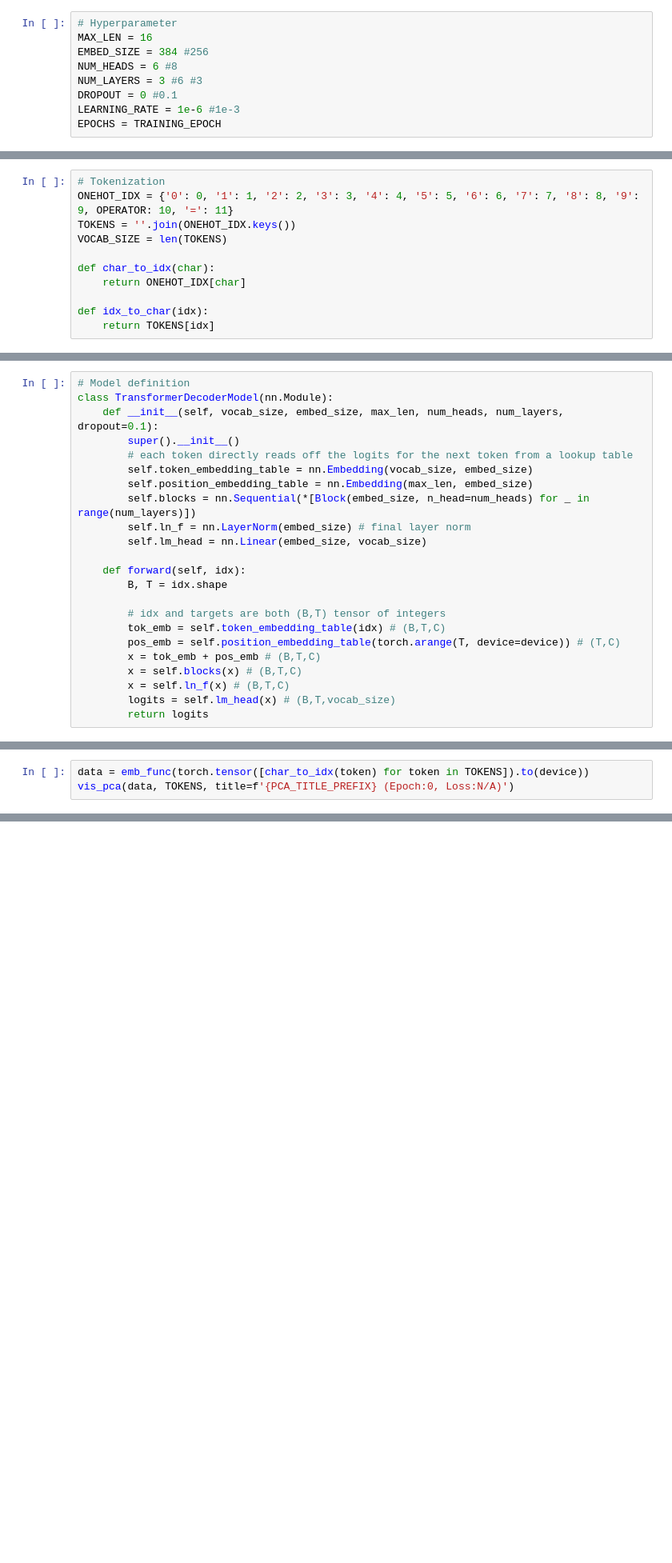
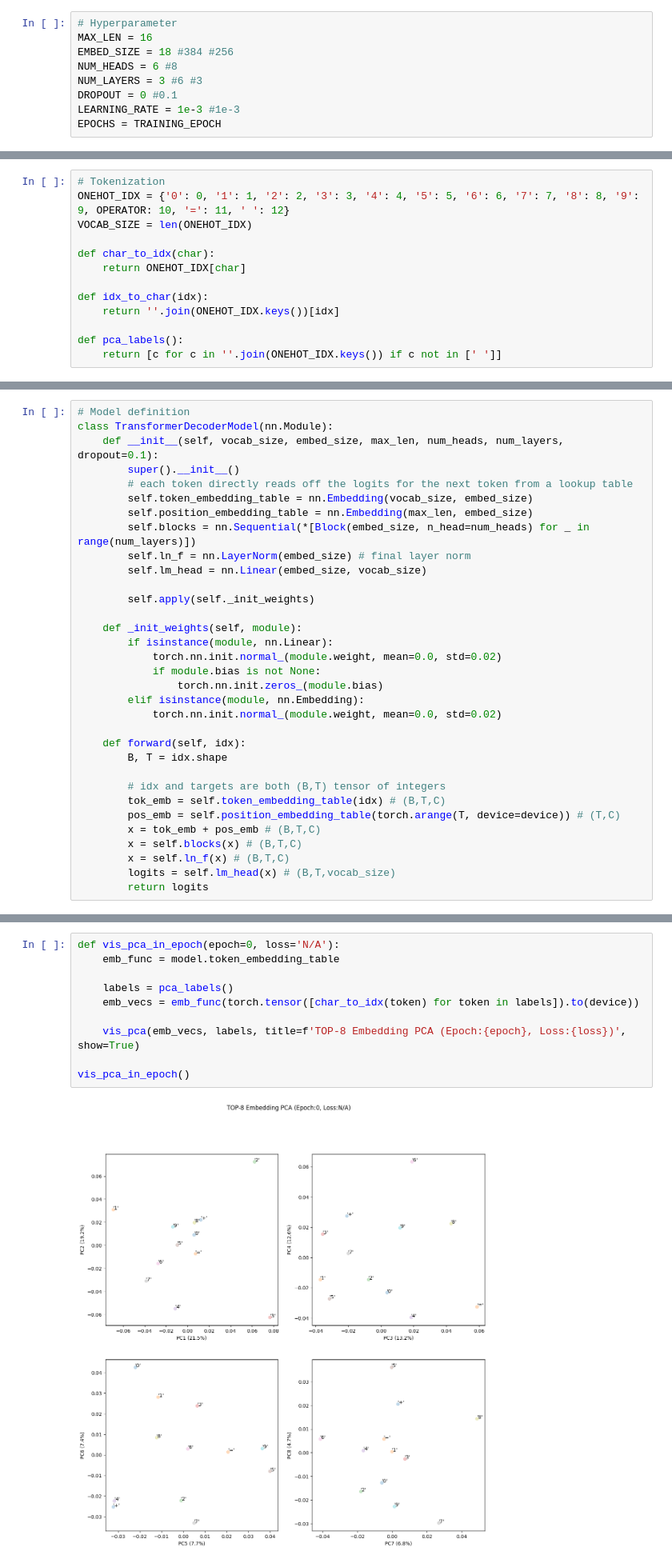
Before and after one commit to SewoongLee/why_number_embedding_is_sequential, a Jupyter notebook: transformer_for_calculation.ipynb, the cells around one changed output, grey strips where cells are left out. Shown at 80% size. Cells and saved outputs as stored; diff of their text form; blank space fills up the shorter version.

Commit message:
Found cause of sequential embedding

```diff
--- a/transformer_for_calculation.ipynb
+++ b/transformer_for_calculation.ipynb
@@ -72,11 +73,11 @@ class AdditionDataset(Dataset):
 # %%
 # Hyperparameter
 MAX_LEN = 16
-EMBED_SIZE = 384 #256
+EMBED_SIZE = 18 #384 #256
 NUM_HEADS = 6 #8
 NUM_LAYERS = 3 #6 #3
 DROPOUT = 0 #0.1
-LEARNING_RATE = 1e-6 #1e-3
+LEARNING_RATE = 1e-3 #1e-3
 EPOCHS = TRAINING_EPOCH
 # %%
 # TODO: delete
@@ -86,15 +87,17 @@ n_layer = NUM_LAYERS
 dropout = DROPOUT
 # %%
 # Tokenization
-ONEHOT_IDX = {'0': 0, '1': 1, '2': 2, '3': 3, '4': 4, '5': 5, '6': 6, '7': 7, '8': 8, '9': 9, OPERATOR: 10, '=': 11}
-TOKENS = ''.join(ONEHOT_IDX.keys())
-VOCAB_SIZE = len(TOKENS)
+ONEHOT_IDX = {'0': 0, '1': 1, '2': 2, '3': 3, '4': 4, '5': 5, '6': 6, '7': 7, '8': 8, '9': 9, OPERATOR: 10, '=': 11, ' ': 12}
+VOCAB_SIZE = len(ONEHOT_IDX)
 
 def char_to_idx(char):
     return ONEHOT_IDX[char]
 
 def idx_to_char(idx):
-    return TOKENS[idx]
+    return ''.join(ONEHOT_IDX.keys())[idx]
+
+def pca_labels():
+    return [c for c in ''.join(ONEHOT_IDX.keys()) if c not in [' ']]
 # %%
 class Head(nn.Module):
     """ one head of self-attention """
@@ -181,6 +184,16 @@ class TransformerDecoderModel(nn.Module):
         self.ln_f = nn.LayerNorm(embed_size) # final layer norm
         self.lm_head = nn.Linear(embed_size, vocab_size)
 
+        self.apply(self._init_weights)
+
+    def _init_weights(self, module):
+        if isinstance(module, nn.Linear):
+            torch.nn.init.normal_(module.weight, mean=0.0, std=0.02)
+            if module.bias is not None:
+                torch.nn.init.zeros_(module.bias)
+        elif isinstance(module, nn.Embedding):
+            torch.nn.init.normal_(module.weight, mean=0.0, std=0.02)
+
     def forward(self, idx):
         B, T = idx.shape
 
@@ -245,3 +222,0 @@ emb_func = model.token_embedding_table
-# %%
-data = emb_func(torch.tensor([char_to_idx(token) for token in TOKENS]).to(device))
-vis_pca(data, TOKENS, title=f'{PCA_TITLE_PREFIX} (Epoch:0, Loss:N/A)')
@@ -248,3 +252,15 @@ vis_pca(data, TOKENS, title=f'{PCA_TITLE_PREFIX} (Epoch:0, Loss:N/A)')
+# %%
+def vis_pca_in_epoch(epoch=0, loss='N/A'):
+    emb_func = model.token_embedding_table
+
+    labels = pca_labels()
+    emb_vecs = emb_func(torch.tensor([char_to_idx(token) for token in labels]).to(device))
+
+    vis_pca(emb_vecs, labels, title=f'TOP-8 Embedding PCA (Epoch:{epoch}, Loss:{loss})', show=True)
+
+vis_pca_in_epoch()
+# %% [output]
+[figure, added]
 # %%
 # Train
 model.train()
```
Also changed, not shown: parts of 12 cells of this notebook.
